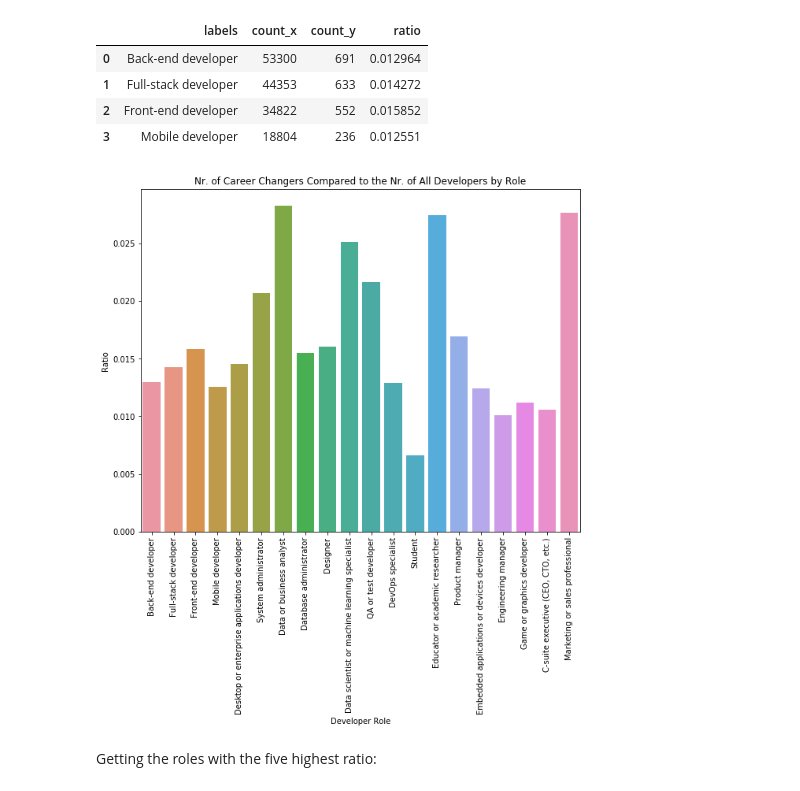
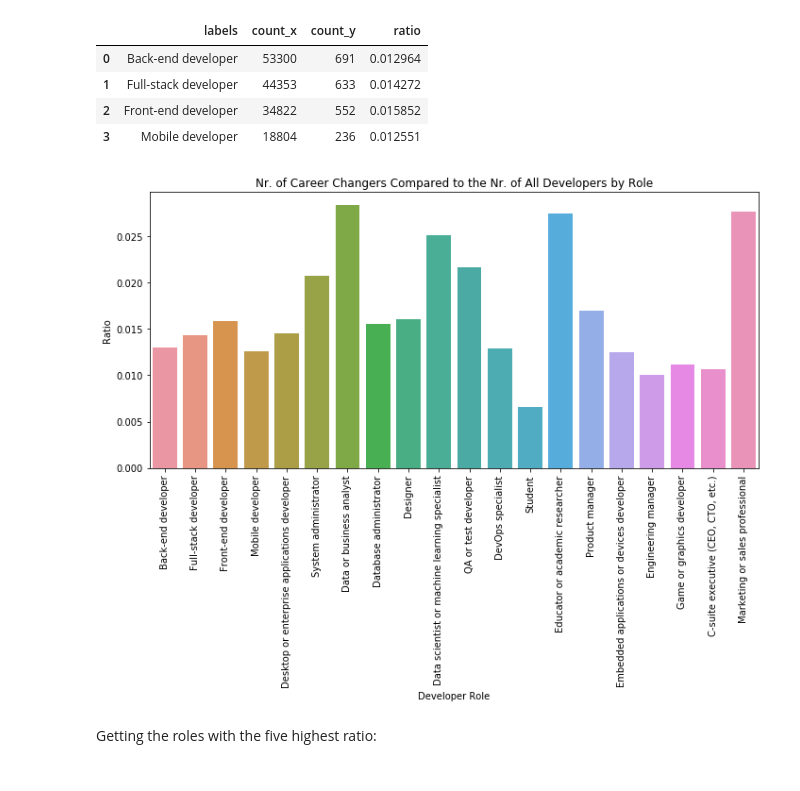
Before and after one commit to teglasi/DSND, a Jupyter notebook: Projects/1_Introduction_to_Data_Science/Stack_Overflow_2018.ipynb, the cells around one changed output. Drawn from its saved outputs; the diff is of its cells as text; code cells hidden in the pictures.

```diff
--- a/Projects/1_Introduction_to_Data_Science/Stack_Overflow_2018.ipynb
+++ b/Projects/1_Introduction_to_Data_Science/Stack_Overflow_2018.ipynb
@@ -283,13 +284,15 @@ compare.head(4)
 # %%
 fig, ax1 = plt.subplots(figsize=(10,8))
 g1 = sns.barplot(x='labels', y='ratio', order=changersDevType['labels'], ax=ax1, data=compare)
 g1.set_title('Nr. of Career Changers Compared to the Nr. of All Developers by Role')
 g1.set_xlabel('Developer Role')
 g1.set_ylabel('Ratio')
 g1.xaxis.set_ticklabels(changersDevType['labels'], rotation=90)
+fig.tight_layout()
+fig.savefig('changersbyrole.png')
 plt.show()
 # %% [output]
-[figure, old version]
+[figure, new version]
 # %% [markdown]
 Getting the roles with the five highest ratio:
 # %%
```
Also changed, not shown: parts of 5 cells of this notebook.
